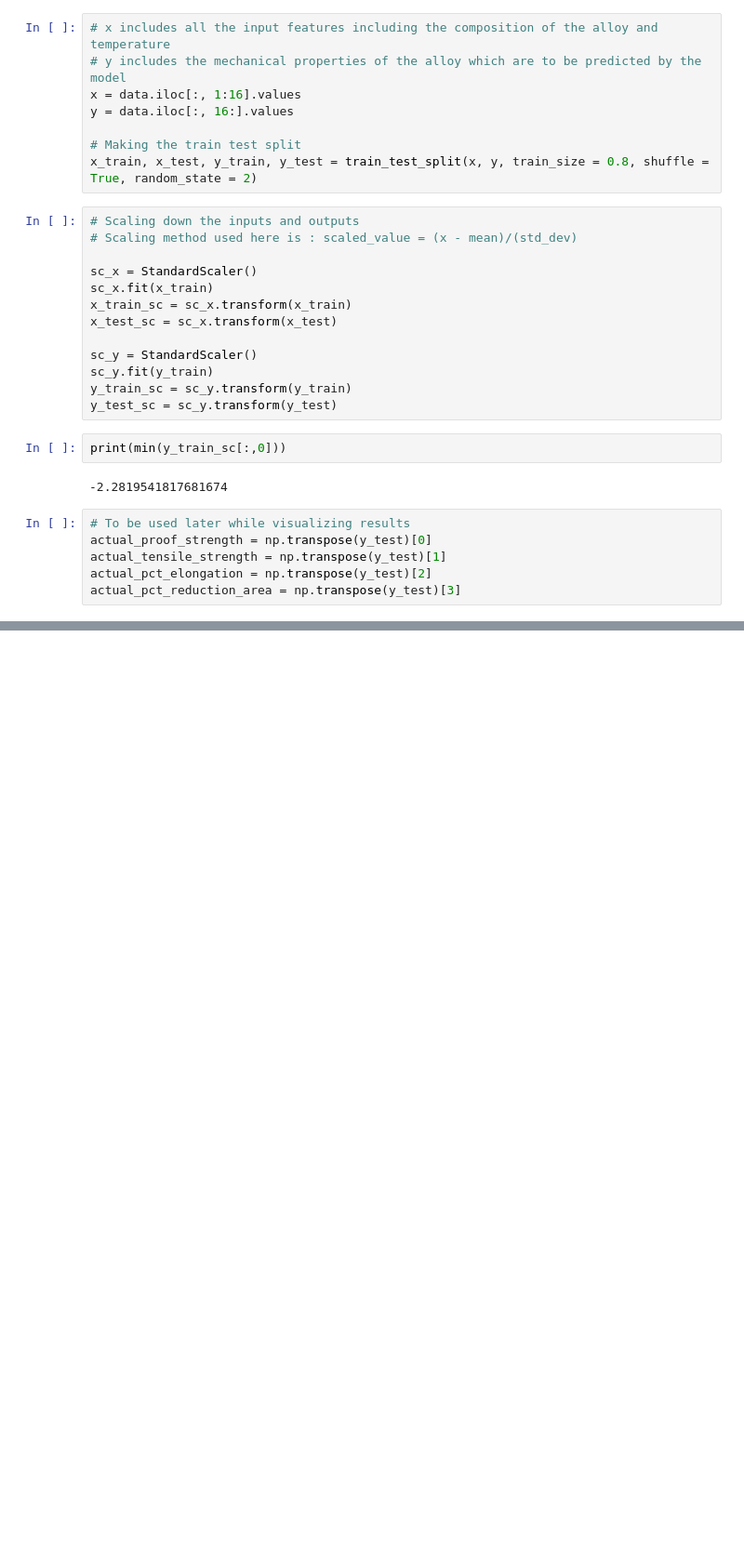
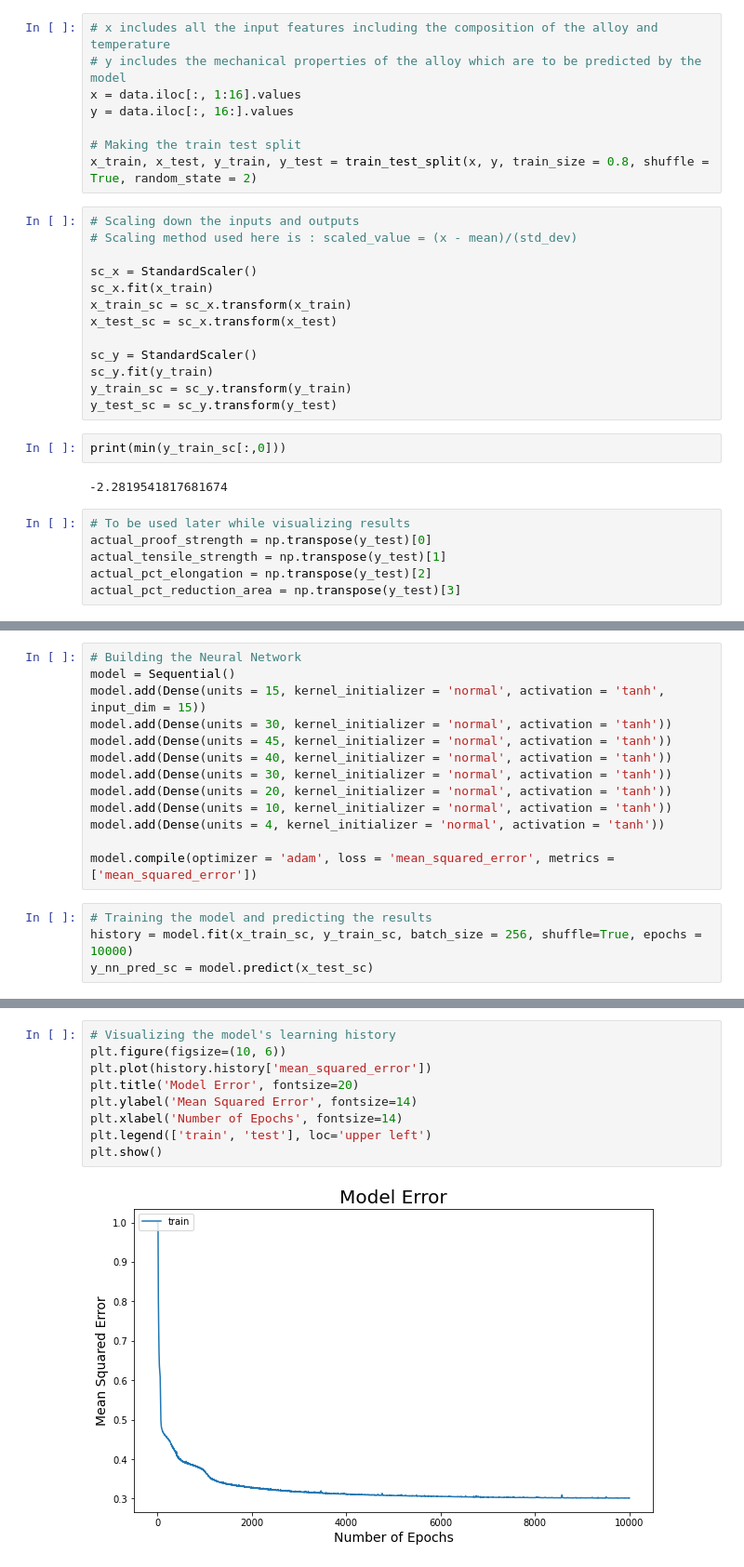
Before and after one commit to akash-elangovan/Comparative-Study-for-Prediction-of-Mechanical-Properties-using-Low-Alloy-Steels, a Jupyter notebook: Capstone_Project.ipynb, the cells around one changed output, grey strips where cells are left out. Shown at 93% size. Saved outputs shown, nothing was run; the diff lists cells and outputs as text; blank space fills up the shorter version.

```diff
--- a/Capstone_Project.ipynb
+++ b/Capstone_Project.ipynb
@@ -116,0 +124,17 @@ actual_pct_reduction_area = np.transpose(y_test)[3]
+# %%
+# Building the Neural Network
+model = Sequential()
+model.add(Dense(units = 15, kernel_initializer = 'normal', activation = 'tanh', input_dim = 15))
+model.add(Dense(units = 30, kernel_initializer = 'normal', activation = 'tanh'))
+model.add(Dense(units = 45, kernel_initializer = 'normal', activation = 'tanh'))
+model.add(Dense(units = 40, kernel_initializer = 'normal', activation = 'tanh'))
+model.add(Dense(units = 30, kernel_initializer = 'normal', activation = 'tanh'))
+model.add(Dense(units = 20, kernel_initializer = 'normal', activation = 'tanh'))
+model.add(Dense(units = 10, kernel_initializer = 'normal', activation = 'tanh'))
+model.add(Dense(units = 4, kernel_initializer = 'normal', activation = 'tanh'))
+
+model.compile(optimizer = 'adam', loss = 'mean_squared_error', metrics = ['mean_squared_error'])
+# %%
+# Training the model and predicting the results
+history = model.fit(x_train_sc, y_train_sc, batch_size = 256, shuffle=True, epochs = 10000)
+y_nn_pred_sc = model.predict(x_test_sc)
@@ -116,0 +171,11 @@ actual_pct_reduction_area = np.transpose(y_test)[3]
+# %%
+# Visualizing the model's learning history
+plt.figure(figsize=(10, 6))
+plt.plot(history.history['mean_squared_error'])
+plt.title('Model Error', fontsize=20)
+plt.ylabel('Mean Squared Error', fontsize=14)
+plt.xlabel('Number of Epochs', fontsize=14)
+plt.legend(['train', 'test'], loc='upper left')
+plt.show()
+# %% [output]
+[figure, added]
```
Also changed, not shown: parts of 9 cells of this notebook.
